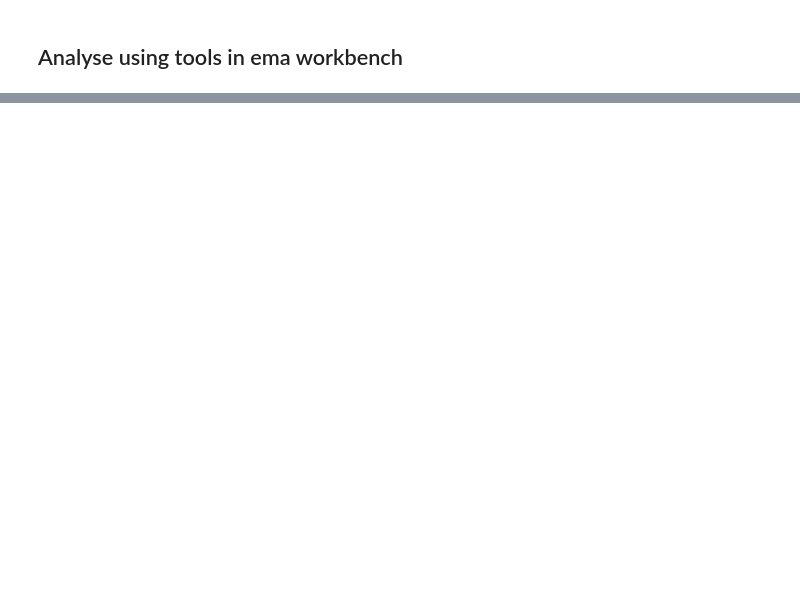
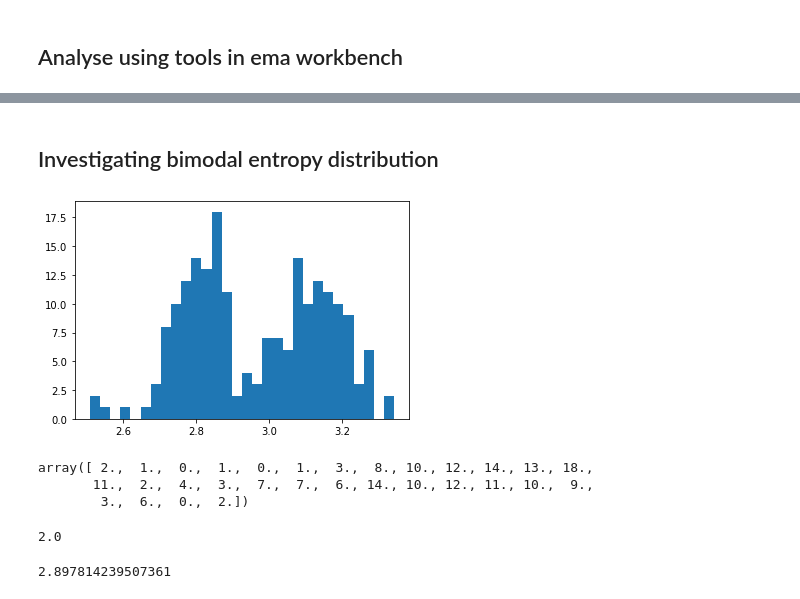
Before and after one commit to obisargoni/multiscale-ped-abm, a Jupyter notebook: scripts/sd_analysis.ipynb, the cells around one changed output, grey strips where cells are left out. Saved outputs shown, nothing was run; the diff lists cells and outputs as text; code cells hidden in the pictures; blank space fills up the shorter version.

Commit message:
Updates to notebook for analysis of informal vs no informal routes

```diff
--- a/scripts/sd_analysis.ipynb
+++ b/scripts/sd_analysis.ipynb
@@ -156,0 +179,20 @@ AttributeError: 'NoneType' object has no attribute 'show_pairs_scatter'
+# %% [markdown]
+## Investigating bimodal entropy distribution
+# %%
+counts, bins, bars = plt.hist(dfDD.loc[ dfDD['informalCrossing']==True, 'cross_entropy'], bins=30)
+# %% [output]
+[figure, added]
+# %%
+counts
+# %% [output]
+array([ 2.,  1.,  0.,  1.,  0.,  1.,  3.,  8., 10., 12., 14., 13., 18.,
+       11.,  2.,  4.,  3.,  7.,  7.,  6., 14., 10., 12., 11., 10.,  9.,
+        3.,  6.,  0.,  2.])
+# %%
+counts[14]
+# %% [output]
+2.0
+# %%
+bins[14]
+# %% [output]
+2.897814239507361
```
Also changed, not shown: parts of 29 cells of this notebook.
